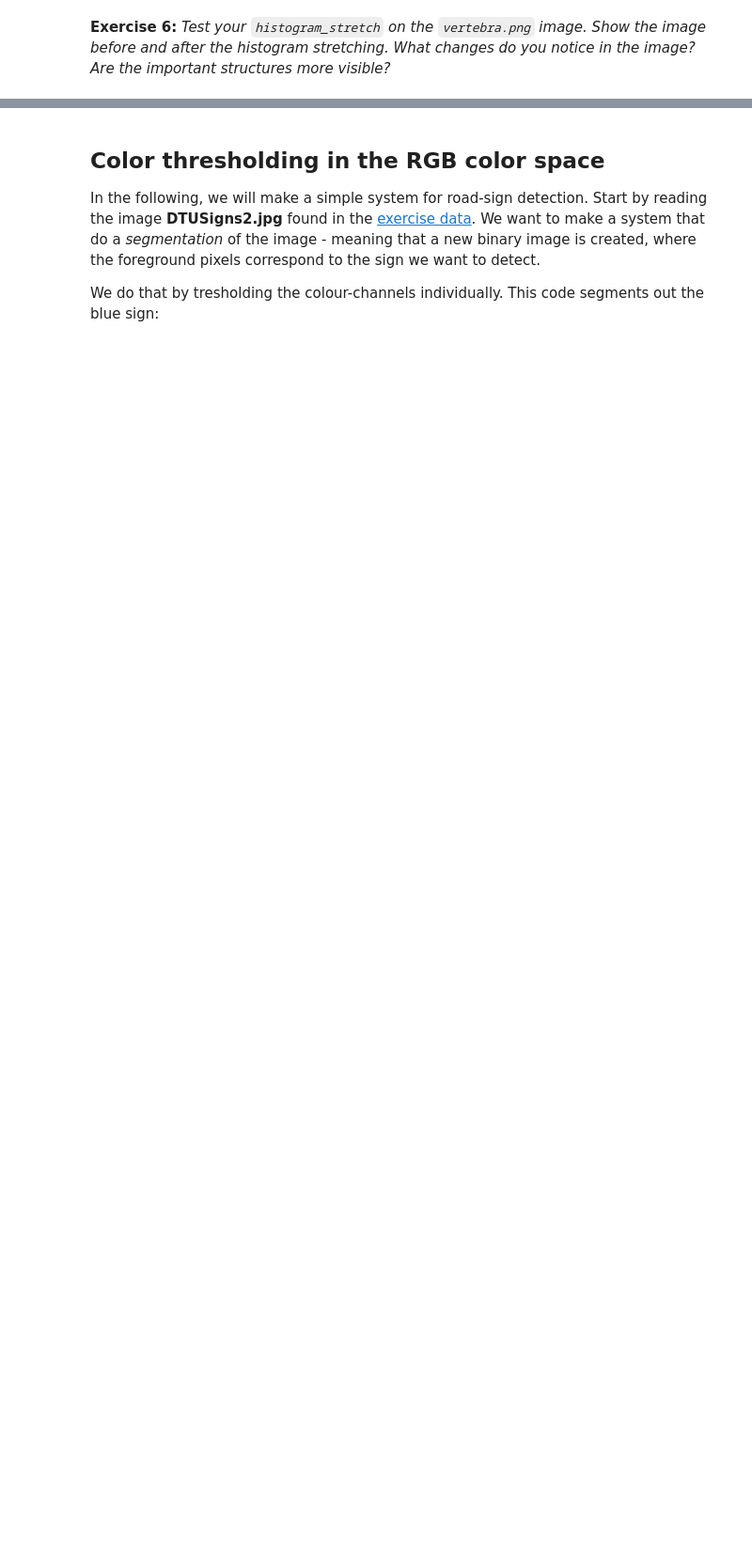
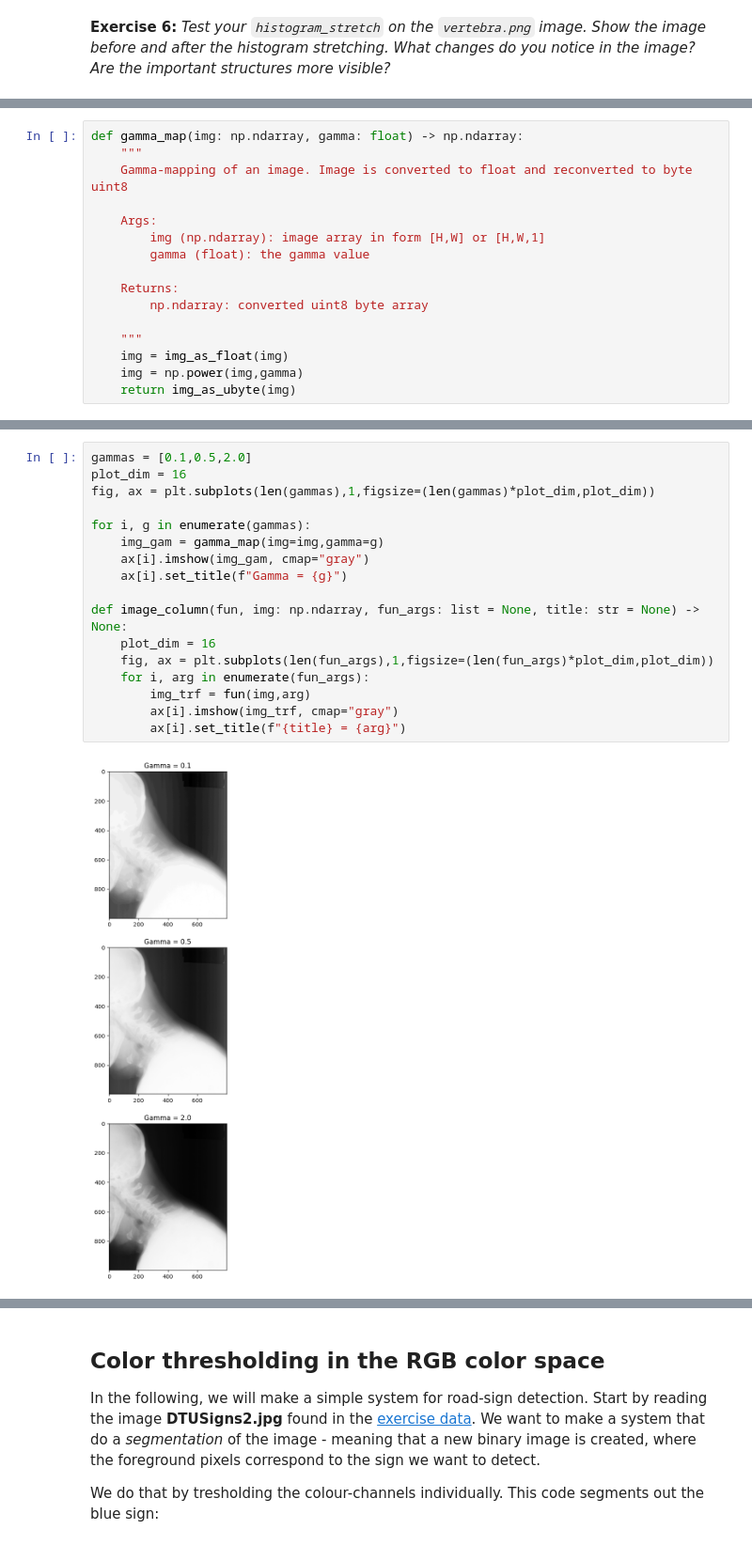
Before and after one commit to ludvikpet/02503-grind, a Jupyter notebook: max/exercises/ex3-PixelwiseOperations/src/ex3.ipynb, the cells around one changed output, grey strips where cells are left out. Shown at 94% size. Cells and saved outputs as stored; diff of their text form; blank space fills up the shorter version.

```diff
--- a/max/exercises/ex3-PixelwiseOperations/src/ex3.ipynb
+++ b/max/exercises/ex3-PixelwiseOperations/src/ex3.ipynb
@@ -115,0 +167,16 @@ Now we will try to implement some functions that can seperate an image into *seg
+# %%
+def gamma_map(img: np.ndarray, gamma: float) -> np.ndarray:
+    """
+    Gamma-mapping of an image. Image is converted to float and reconverted to byte uint8
+
+    Args:
+        img (np.ndarray): image array in form [H,W] or [H,W,1]
+        gamma (float): the gamma value
+
+    Returns:
+        np.ndarray: converted uint8 byte array
+
+    """
+    img = img_as_float(img)
+    img = np.power(img,gamma)
+    return img_as_ubyte(img)
@@ -115,0 +185,19 @@ Now we will try to implement some functions that can seperate an image into *seg
+# %%
+gammas = [0.1,0.5,2.0]
+plot_dim = 16
+fig, ax = plt.subplots(len(gammas),1,figsize=(len(gammas)*plot_dim,plot_dim))
+
+for i, g in enumerate(gammas):
+    img_gam = gamma_map(img=img,gamma=g)
+    ax[i].imshow(img_gam, cmap="gray")
+    ax[i].set_title(f"Gamma = {g}")
+
+def image_column(fun, img: np.ndarray, fun_args: list = None, title: str = None) -> None:
+    plot_dim = 16
+    fig, ax = plt.subplots(len(fun_args),1,figsize=(len(fun_args)*plot_dim,plot_dim))
+    for i, arg in enumerate(fun_args):
+        img_trf = fun(img,arg)
+        ax[i].imshow(img_trf, cmap="gray")
+        ax[i].set_title(f"{title} = {arg}")
+# %% [output]
+[figure, added]
```
Also changed, not shown: parts of 28 cells of this notebook, 25 other files.
